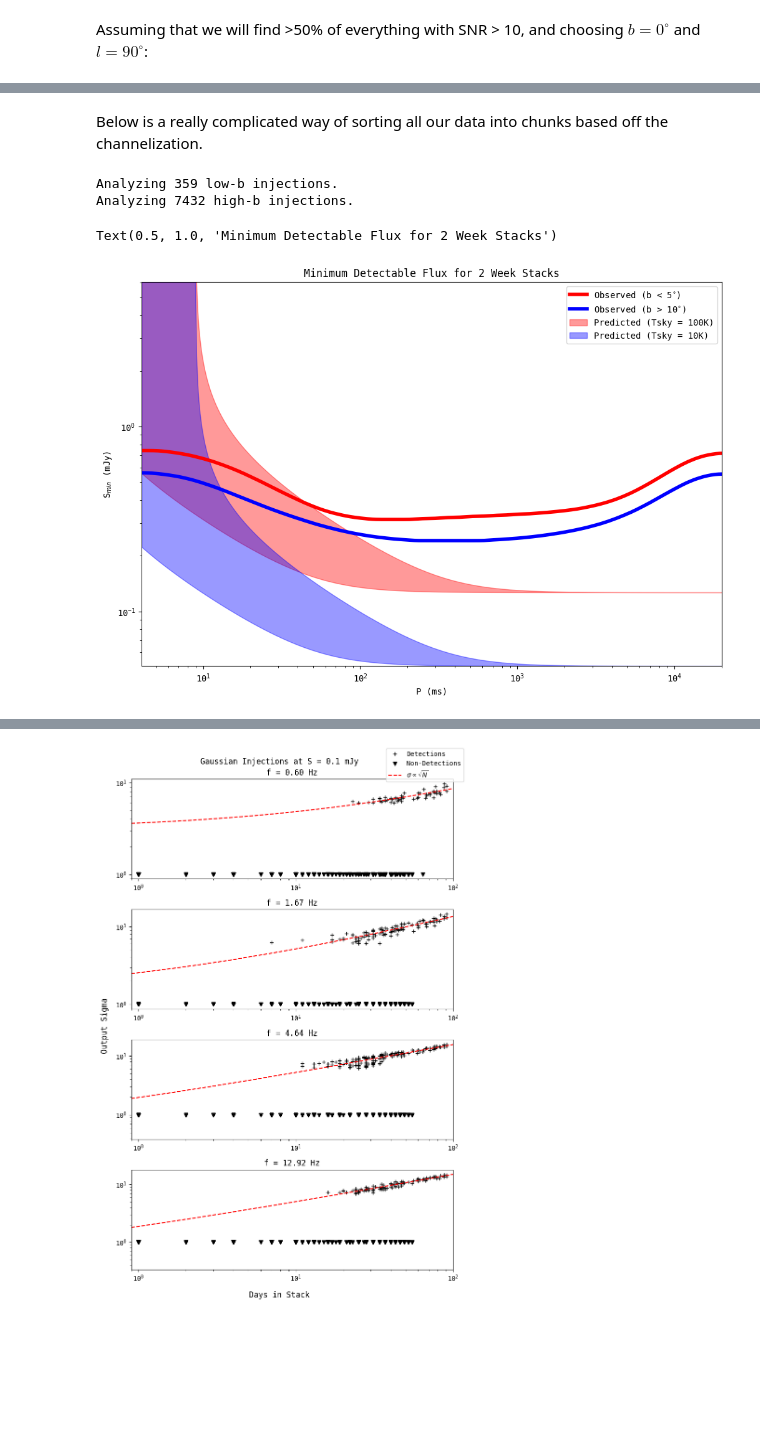
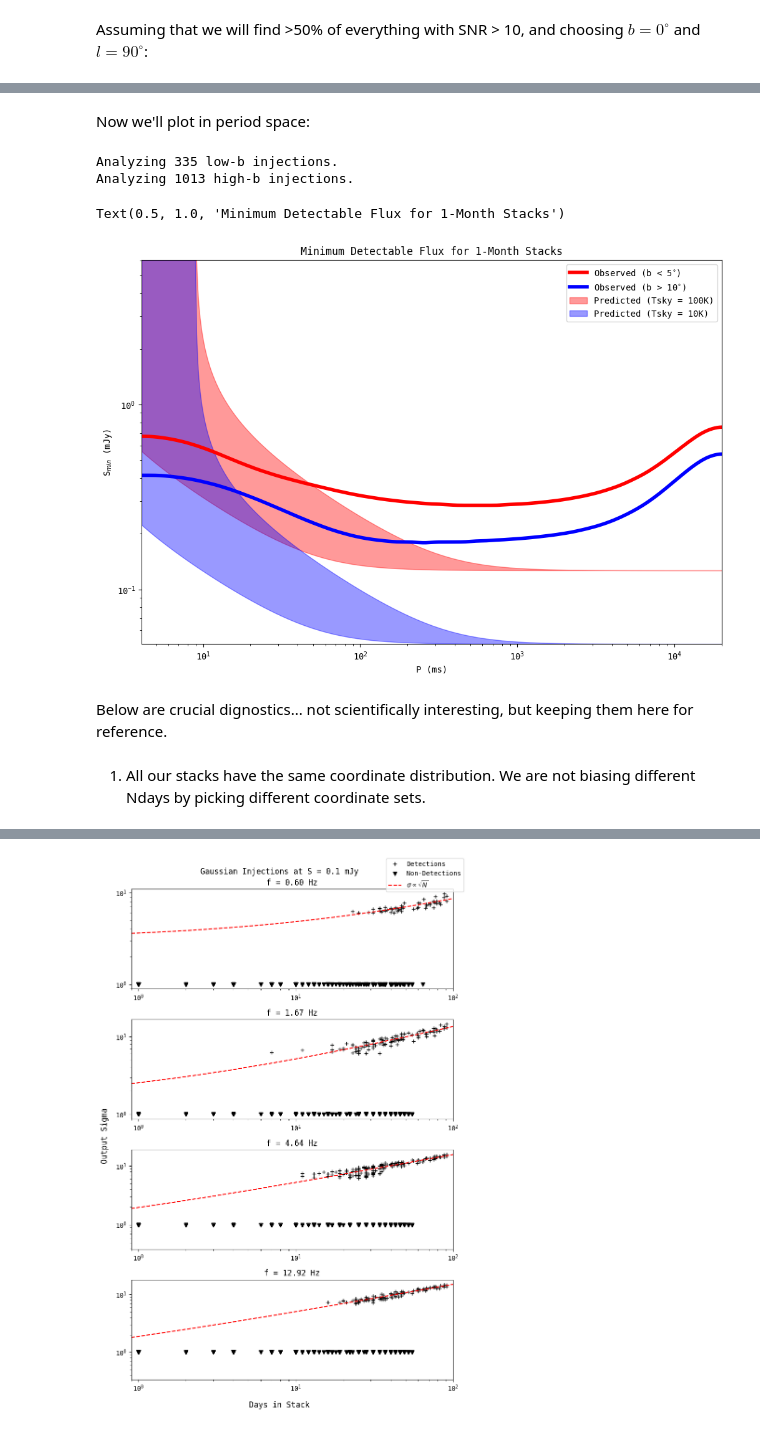
Before and after one commit to chime-sps/Transmissivity, a Jupyter notebook: results/sensitivity_dropoff.ipynb, the cells around one changed output, grey strips where cells are left out. Saved outputs shown, nothing was run; the diff lists cells and outputs as text; code cells hidden in the pictures; blank space fills up the shorter version.

```diff
--- a/results/sensitivity_dropoff.ipynb
+++ b/results/sensitivity_dropoff.ipynb
@@ -390,8 +434,9 @@ ax.set_ylim(np.nanmin(Smin_cold_mid), np.nanmax(Smin_hot_fast))
-# %% [markdown]
-Below is a really complicated way of sorting all our data into chunks based off the channelization.
+# %% [markdown]
+Now we'll plot in period space:
 # %%
-all_data = np.concatenate(data_unglob, axis = 0)
-coords = SkyCoord(ra=all_data[:, 0]*u.deg, dec=all_data[:, 1]*u.deg, frame='icrs')
+#all_data = np.concatenate(data, axis = 0)
+period_mask = DMglob_mask & FWHMglob_mask & DM_good_mask & ~RFI_mask
+coords = SkyCoord(ra=data[:, 0]*u.deg, dec=data[:, 1]*u.deg, frame='icrs')
 galactic_lat = coords.galactic.b
 low_b_mask = np.abs(galactic_lat) < 5*u.degree
 high_b_mask = np.abs(galactic_lat) > 10*u.degree
@@ -402,19 +447,17 @@ S_bins = np.logspace(-2, 1, 500)
 S_dev = 50
 
 Smin_of_f = np.zeros((4, len(f_bins) - 1))
-FWHM_lazarus_mask = (all_data[:, FWHM_idx] > 0.014) & (all_data[:, FWHM_idx] < 0.034)
-DM_mask = (all_data[:, DM_idx] > 1.)
-length_mask = all_data[:, 2] == 14
+length_mask = data[:, 2] == 28 #pick number of days
 
-print(f'Analyzing {len(all_data[FWHM_lazarus_mask & DM_mask & length_mask & low_b_mask])} low-b injections.')
-print(f'Analyzing {len(all_data[FWHM_lazarus_mask & DM_mask & length_mask & high_b_mask])} high-b injections.')
+print(f'Analyzing {len(data[period_mask & length_mask & low_b_mask])} low-b injections.')
+print(f'Analyzing {len(data[period_mask & length_mask & high_b_mask])} high-b injections.')
 
 '''
 _____________________
 HOT SKY
 '''
 _, f_S_unsmooth_hot, f_S_smooth_hot = au.get_sensitivity(
-    all_data[FWHM_lazarus_mask & DM_mask & low_b_mask],
+    data[period_mask & low_b_mask],
     *(f_idx, S_idx, f_bins, S_bins, f_dev, S_dev),
     stype = '2d',
 )
@@ -431,7 +474,7 @@ _____________________
 COLD SKY
 '''
 _, f_S_unsmooth_cold, f_S_smooth_cold = au.get_sensitivity(
-    all_data[FWHM_lazarus_mask & DM_mask & high_b_mask],
+    data[period_mask & high_b_mask],
     *(f_idx, S_idx, f_bins, S_bins, f_dev, S_dev),
     stype = '2d',
 )
@@ -458,37 +501,41 @@ predicted_Smin_of_f[1] = radiometer(f = f_bins[:-1], DM = 212.5, SNR = 10, FWHM
 predicted_Smin_of_f[2] = radiometer(f = f_bins[:-1], DM = 0, SNR = 10, FWHM = 0.026, maxDM = 212.5, Tsky  = 100, Ndays = 14)
 predicted_Smin_of_f[3] = radiometer(f = f_bins[:-1], DM = 0, SNR = 10, FWHM = 0.026, maxDM = 212.5, Tsky  = 10, Ndays = 14)
 # %% [output]
-Analyzing 359 low-b injections.
-Analyzing 7432 high-b injections.
+Analyzing 335 low-b injections.
+Analyzing 1013 high-b injections.
 # %%
 P = 1/f_bins[:-1]
 fig, ax = plt.subplots(1, 1, figsize=(12, 8))
 ax.plot(P*1e3, Smin_of_f[0], 'r', linewidth=4.0, label=r'Observed (b < 5$^{\circ}$)')
 ax.plot(P*1e3, Smin_of_f[1], 'b', linewidth=4.0, label=r'Observed (b > 10$^{\circ}$)')
 
 ax.loglog()
 ymax = max(predicted_Smin_of_f[0])
 
 mask_hot = np.isfinite(predicted_Smin_of_f[0])
 mask_cold = np.isfinite(predicted_Smin_of_f[1])
 
 upper_hot = np.where(mask_hot, predicted_Smin_of_f[0], ymax)
 upper_cold = np.where(mask_cold, predicted_Smin_of_f[1], ymax)
 
 ax.fill_between(P*1e3, predicted_Smin_of_f[2], upper_hot,
                 color='r', alpha=0.4, label='Predicted (Tsky = 100K)')
 ax.fill_between(P*1e3, predicted_Smin_of_f[3], upper_cold,
                 color='b', alpha=0.4, label='Predicted (Tsky = 10K)')
 
 ax.set_xlabel('P (ms)')
 ax.set_ylabel(r'S$_{min}$ (mJy)')
 ax.legend()
 ax.set_xlim(min(P*1e3), max(P*1e3))
 ax.set_ylim(min(predicted_Smin_of_f[3]), max(predicted_Smin_of_f[0]))
-ax.set_title('Minimum Detectable Flux for 2 Week Stacks')
+ax.set_title('Minimum Detectable Flux for 1-Month Stacks')
 # %% [output]
-Text(0.5, 1.0, 'Minimum Detectable Flux for 2 Week Stacks')
+Text(0.5, 1.0, 'Minimum Detectable Flux for 1-Month Stacks')
-[figure, old version]
+[figure, new version]
+# %% [markdown]
+Below are crucial dignostics... not scientifically interesting, but keeping them here for reference.
+# %% [markdown]
+1. All our stacks have the same coordinate distribution. We are not biasing different Ndays by picking different coordinate sets.
 # %%
 mask_1 = data[:, 2] == 1.
 coords = SkyCoord(ra=data[mask_1, 0]*u.deg, dec=data[mask_1, 1]*u.deg, frame='icrs')
```
Also changed, not shown: parts of 16 cells of this notebook, 1 other file.
